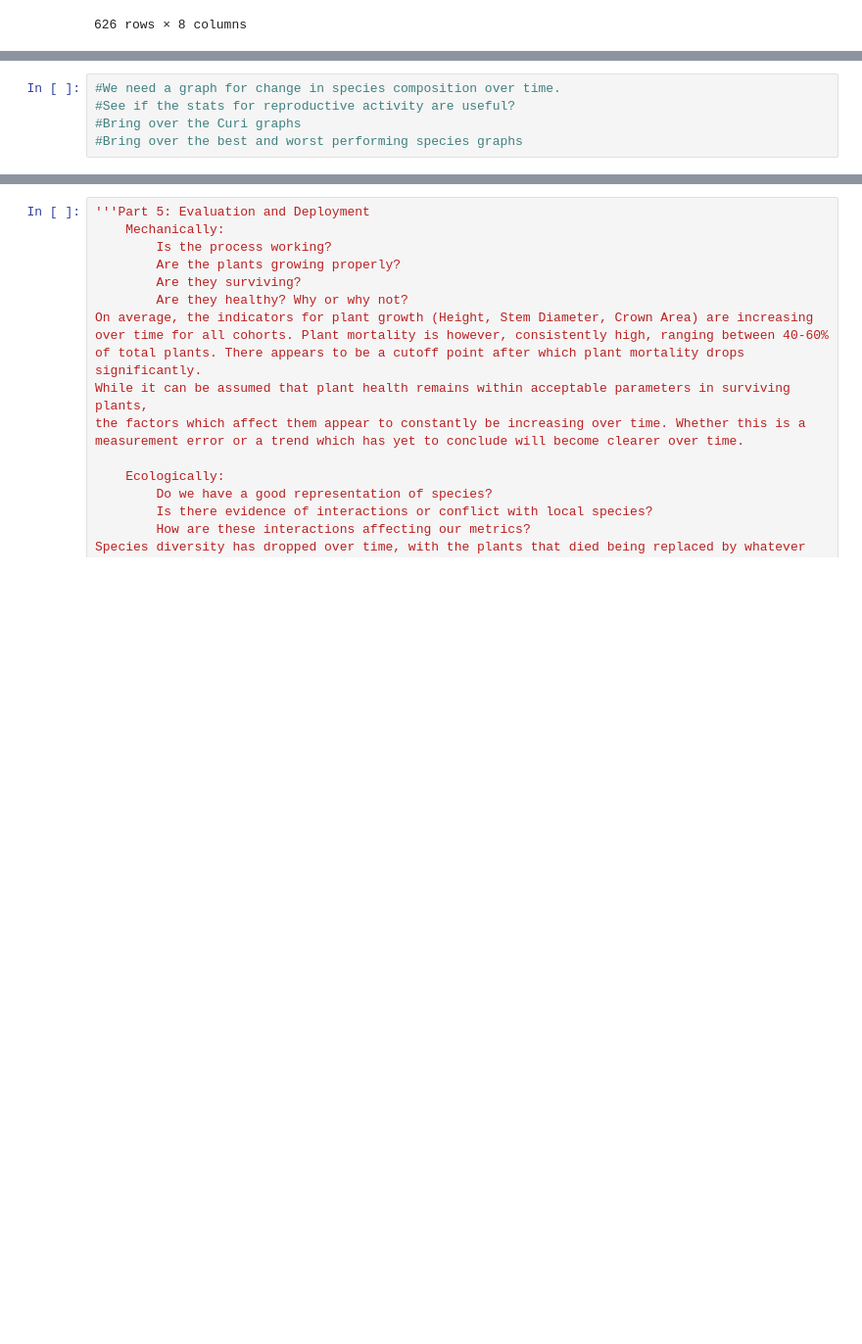
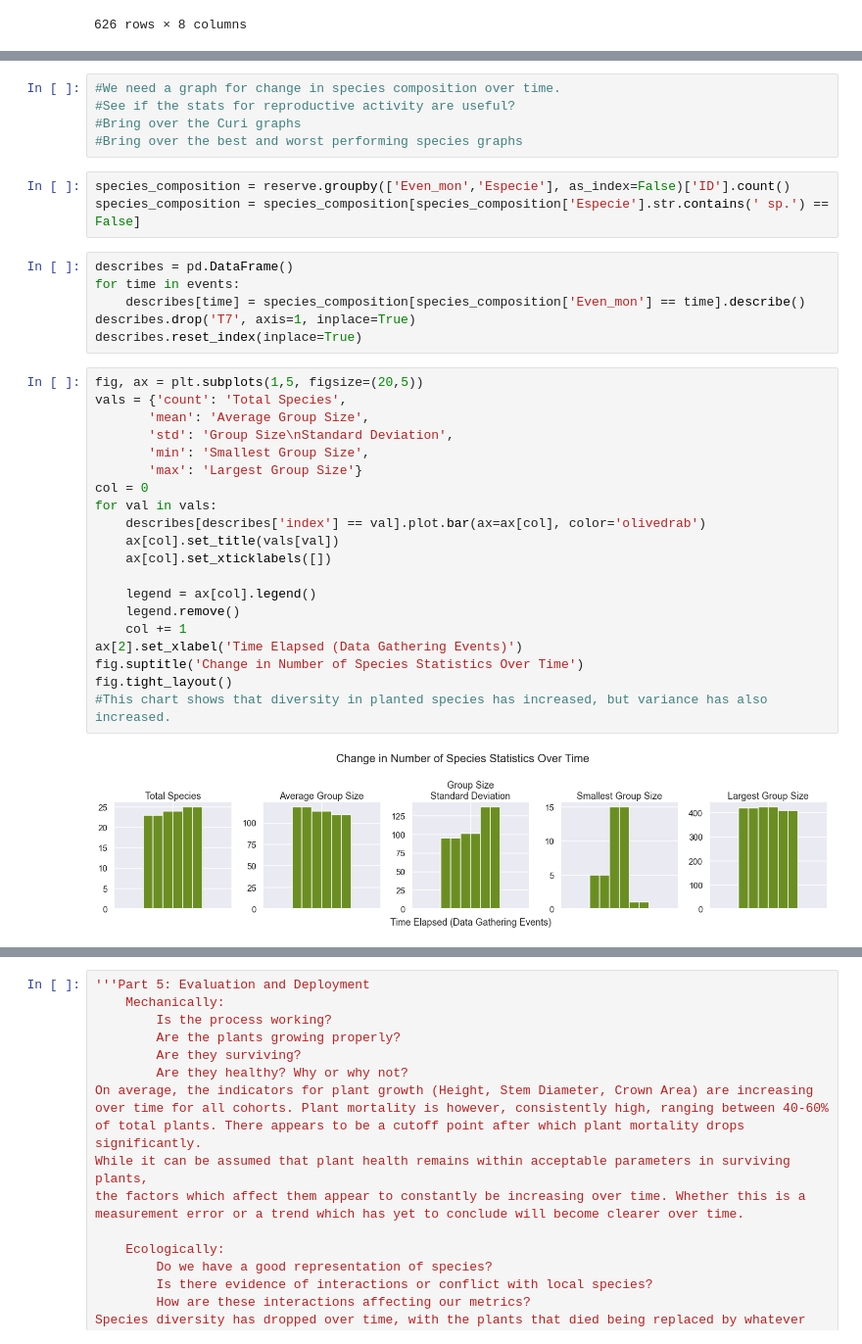
Before and after one commit to Slid61/Plant-Restoration-Data, a Jupyter notebook: Udacity Final Data Submission.ipynb, the cells around one changed output, grey strips where cells are left out. Shown at 98% size. Saved outputs shown, nothing was run; the diff lists cells and outputs as text; blank space fills up the shorter version.

```diff
--- a/Udacity Final Data Submission.ipynb
+++ b/Udacity Final Data Submission.ipynb
@@ -1196,5 +1147,36 @@ reserve[reserve['Coloracion'] == True]
-# %%
-#We need a graph for change in species composition over time.
-#See if the stats for reproductive activity are useful?
-#Bring over the Curi graphs
-#Bring over the best and worst performing species graphs
+# %%
+#We need a graph for change in species composition over time.
+#See if the stats for reproductive activity are useful?
+#Bring over the Curi graphs
+#Bring over the best and worst performing species graphs
+# %%
+species_composition = reserve.groupby(['Even_mon','Especie'], as_index=False)['ID'].count()
+species_composition = species_composition[species_composition['Especie'].str.contains(' sp.') == False]
+# %%
+describes = pd.DataFrame()
+for time in events:
+    describes[time] = species_composition[species_composition['Even_mon'] == time].describe()
+describes.drop('T7', axis=1, inplace=True)
+describes.reset_index(inplace=True)
+# %%
+fig, ax = plt.subplots(1,5, figsize=(20,5))
+vals = {'count': 'Total Species',
+       'mean': 'Average Group Size',
+       'std': 'Group Size\nStandard Deviation',
+       'min': 'Smallest Group Size',
+       'max': 'Largest Group Size'}
+col = 0
+for val in vals:
+    describes[describes['index'] == val].plot.bar(ax=ax[col], color='olivedrab')
+    ax[col].set_title(vals[val])
+    ax[col].set_xticklabels([])
+
+    legend = ax[col].legend()
+    legend.remove()
+    col += 1
+ax[2].set_xlabel('Time Elapsed (Data Gathering Events)')
+fig.suptitle('Change in Number of Species Statistics Over Time')
+fig.tight_layout()
+#This chart shows that diversity in planted species has increased, but variance has also increased.
+# %% [output]
+[figure, added]
```
Also changed, not shown: parts of 24 cells of this notebook.
